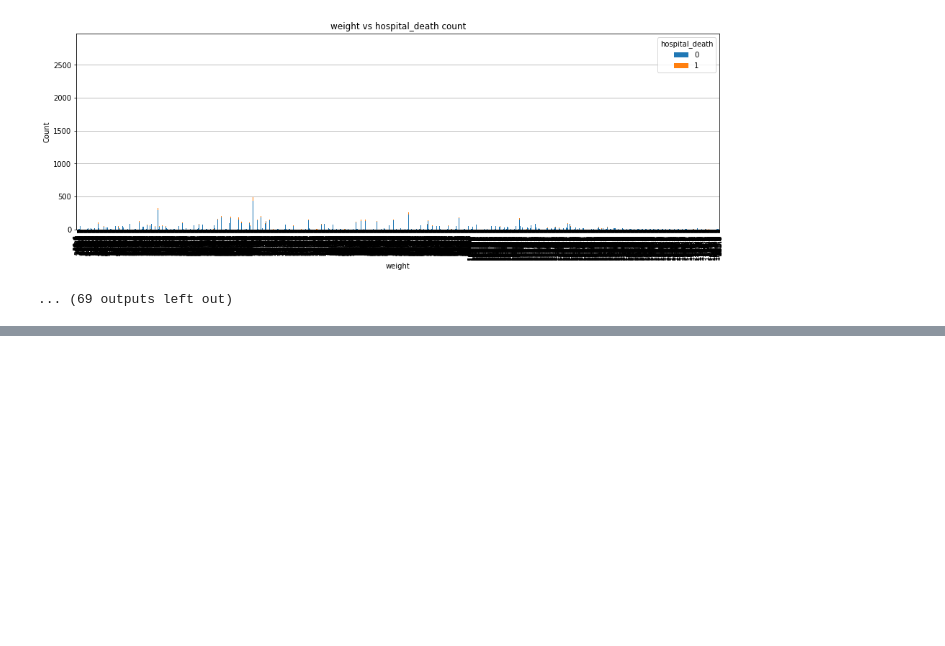
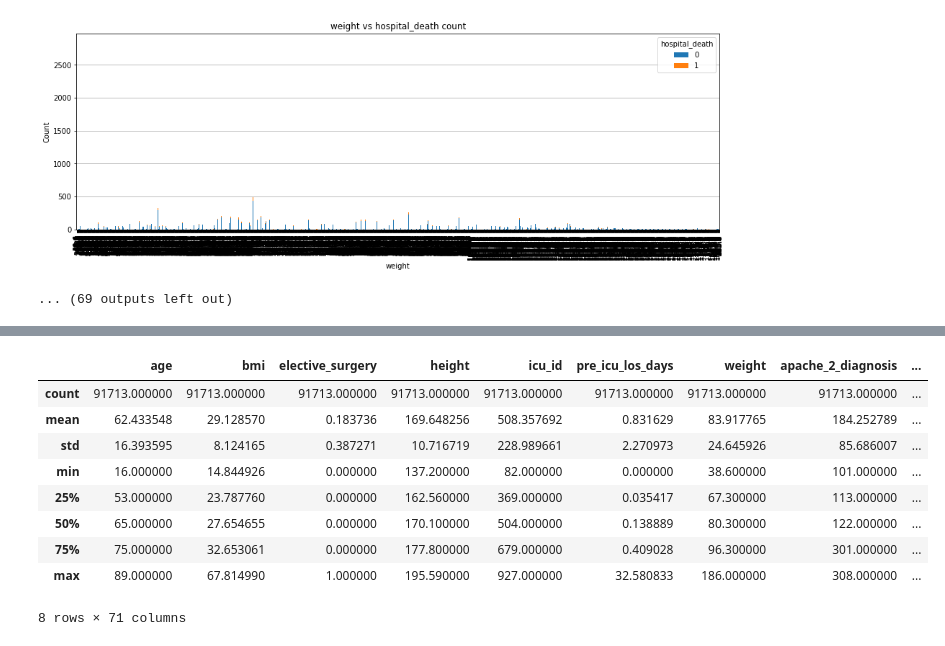
Before and after one commit to jaissugam/Patient-Survival-Prediction, a Jupyter notebook: project.ipynb, the cells around one changed output, grey strips where cells are left out. Saved outputs shown, nothing was run; the diff lists cells and outputs as text; code cells hidden in the pictures; blank space fills up the shorter version.

```diff
--- a/project.ipynb
+++ b/project.ipynb
@@ -120,3 +121,14 @@ for label in df.columns:
 [figure]
 [figure]
 ... (69 outputs left out)
+# %%
+# Dropping more columns
+df.drop(['aids','leukemia','lymphoma'],inplace=True,axis=1)
+# %%
+# Outlier treatment
+for col in df.columns:
+    if df[col].dtype=='int64' or df[col].dtype=='float64':
+        uq=np.percentile(df[col],[99])[0] #Upper Quartile
+        df[col][(df[col] > 3*uq)] = 3*uq
+        lq=np.percentile(df[col],[1])[0] #Lower quartile
+        df[col][(df[col] < 0.3*lq)] = 0.3*lq
@@ -122,0 +144,13 @@ for label in df.columns:
+# %%
+df.describe()
+# %% [output]
+|  | age | bmi | elective_surgery | height | icu_id | pre_icu_los_days | weight | apache_2_diagnosis | ... |
+| count | 91713.000000 | 91713.000000 | 91713.000000 | 91713.000000 | 91713.000000 | 91713.000000 | 91713.000000 | 91713.000000 | ... |
+| mean | 62.433548 | 29.128570 | 0.183736 | 169.648256 | 508.357692 | 0.831629 | 83.917765 | 184.252789 | ... |
+| std | 16.393595 | 8.124165 | 0.387271 | 10.716719 | 228.989661 | 2.270973 | 24.645926 | 85.686007 | ... |
+| min | 16.000000 | 14.844926 | 0.000000 | 137.200000 | 82.000000 | 0.000000 | 38.600000 | 101.000000 | ... |
+| 25% | 53.000000 | 23.787760 | 0.000000 | 162.560000 | 369.000000 | 0.035417 | 67.300000 | 113.000000 | ... |
+| 50% | 65.000000 | 27.654655 | 0.000000 | 170.100000 | 504.000000 | 0.138889 | 80.300000 | 122.000000 | ... |
+| 75% | 75.000000 | 32.653061 | 0.000000 | 177.800000 | 679.000000 | 0.409028 | 96.300000 | 301.000000 | ... |
+| max | 89.000000 | 67.814990 | 1.000000 | 195.590000 | 927.000000 | 32.580833 | 186.000000 | 308.000000 | ... |
+8 rows × 71 columns
```
Also changed, not shown: parts of 7 cells of this notebook.
